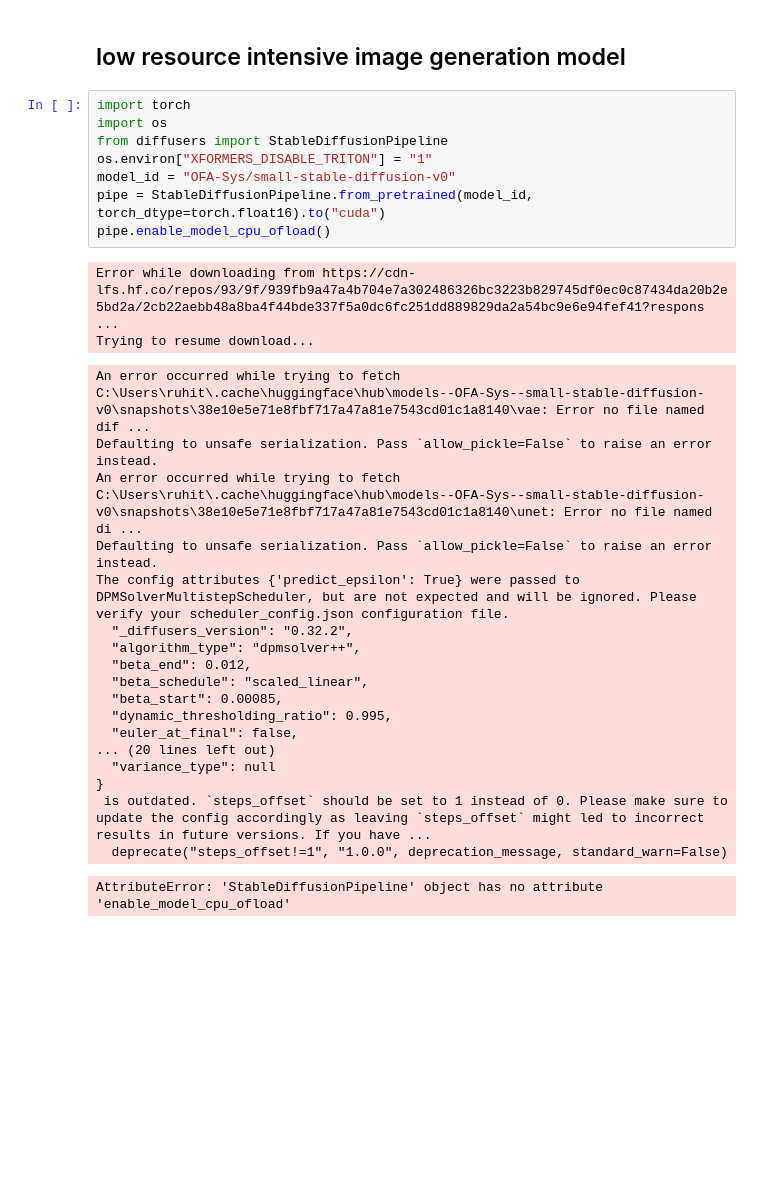
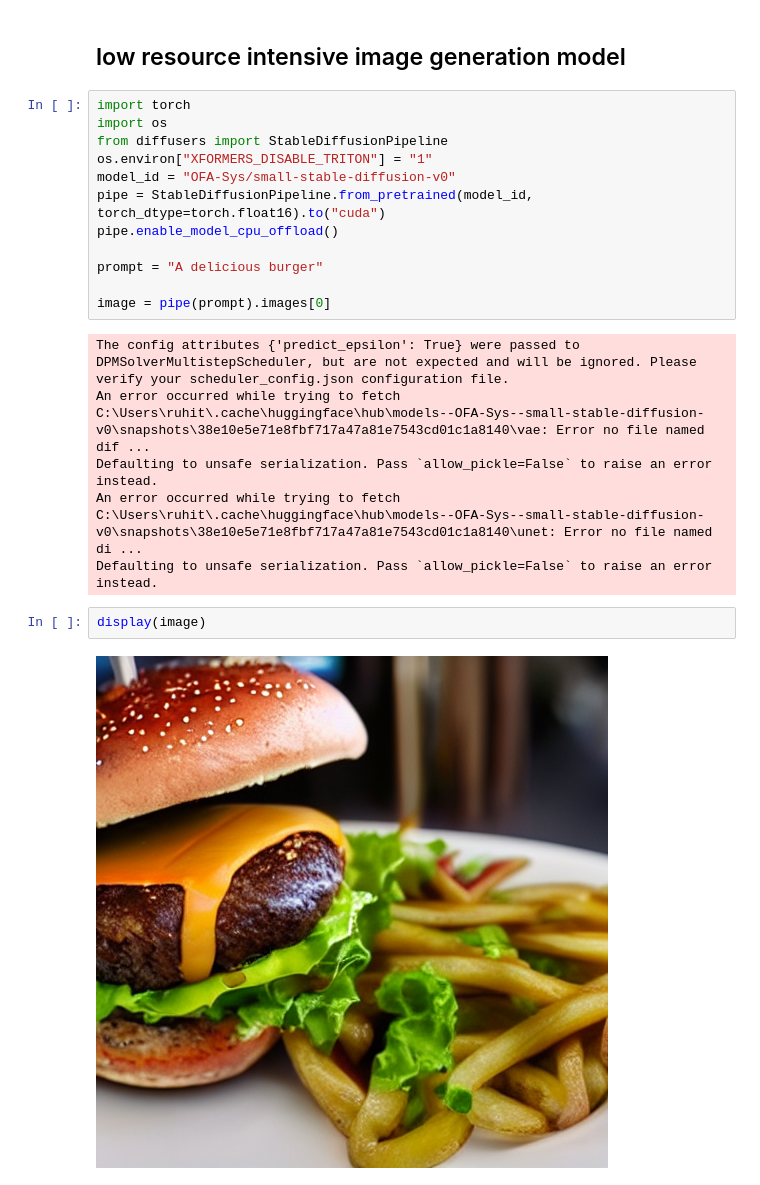
Before and after one commit to ArmanRuhit/llm_engineering, a Jupyter notebook: week3/day1.ipynb, the cells around one changed output. Drawn from its saved outputs; the diff is of its cells as text; blank space fills up the shorter version.

```diff
--- a/week3/day1.ipynb
+++ b/week3/day1.ipynb
@@ -115,25 +120,18 @@ from diffusers import StableDiffusionPipeline
 os.environ["XFORMERS_DISABLE_TRITON"] = "1"
 model_id = "OFA-Sys/small-stable-diffusion-v0"
 pipe = StableDiffusionPipeline.from_pretrained(model_id, torch_dtype=torch.float16).to("cuda")
-pipe.enable_model_cpu_ofload()
+pipe.enable_model_cpu_offload()
+
+prompt = "A delicious burger"
+
+image = pipe(prompt).images[0]
 # %% [output]
-Error while downloading from https://cdn-lfs.hf.co/repos/93/9f/939fb9a47a4b704e7a302486326bc3223b829745df0ec0c87434da20b2e5bd2a/2cb22aebb48a8ba4f44bde337f5a0dc6fc251dd889829da2a54bc9e6e94fef41?respons ...
-Trying to resume download...
+The config attributes {'predict_epsilon': True} were passed to DPMSolverMultistepScheduler, but are not expected and will be ignored. Please verify your scheduler_config.json configuration file.
+An error occurred while trying to fetch C:\Users\ruhit\.cache\huggingface\hub\models--OFA-Sys--small-stable-diffusion-v0\snapshots\38e10e5e71e8fbf717a47a81e7543cd01c1a8140\vae: Error no file named dif ...
+Defaulting to unsafe serialization. Pass `allow_pickle=False` to raise an error instead.
+An error occurred while trying to fetch C:\Users\ruhit\.cache\huggingface\hub\models--OFA-Sys--small-stable-diffusion-v0\snapshots\38e10e5e71e8fbf717a47a81e7543cd01c1a8140\unet: Error no file named di ...
+Defaulting to unsafe serialization. Pass `allow_pickle=False` to raise an error instead.
-An error occurred while trying to fetch C:\Users\ruhit\.cache\huggingface\hub\models--OFA-Sys--small-stable-diffusion-v0\snapshots\38e10e5e71e8fbf717a47a81e7543cd01c1a8140\vae: Error no file named dif ...
-Defaulting to unsafe serialization. Pass `allow_pickle=False` to raise an error instead.
-An error occurred while trying to fetch C:\Users\ruhit\.cache\huggingface\hub\models--OFA-Sys--small-stable-diffusion-v0\snapshots\38e10e5e71e8fbf717a47a81e7543cd01c1a8140\unet: Error no file named di ...
-Defaulting to unsafe serialization. Pass `allow_pickle=False` to raise an error instead.
-The config attributes {'predict_epsilon': True} were passed to DPMSolverMultistepScheduler, but are not expected and will be ignored. Please verify your scheduler_config.json configuration file.
-  "_diffusers_version": "0.32.2",
-  "algorithm_type": "dpmsolver++",
-  "beta_end": 0.012,
-  "beta_schedule": "scaled_linear",
-  "beta_start": 0.00085,
-  "dynamic_thresholding_ratio": 0.995,
-  "euler_at_final": false,
-... (20 lines left out)
-  "variance_type": null
-}
- is outdated. `steps_offset` should be set to 1 instead of 0. Please make sure to update the config accordingly as leaving `steps_offset` might led to incorrect results in future versions. If you have ...
-  deprecate("steps_offset!=1", "1.0.0", deprecation_message, standard_warn=False)
-AttributeError: 'StableDiffusionPipeline' object has no attribute 'enable_model_cpu_ofload'
+# %%
+display(image)
+# %% [output]
+[figure, added]
```
Also changed, not shown: parts of 2 cells of this notebook.
